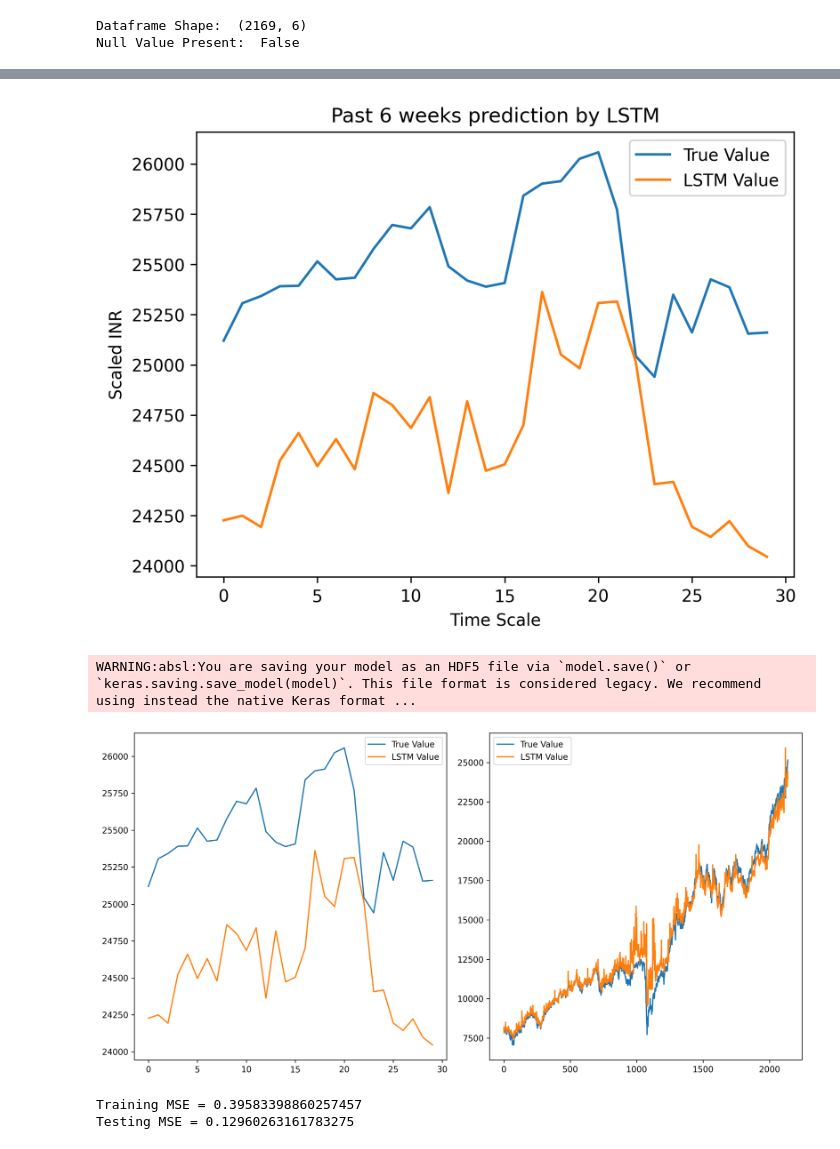
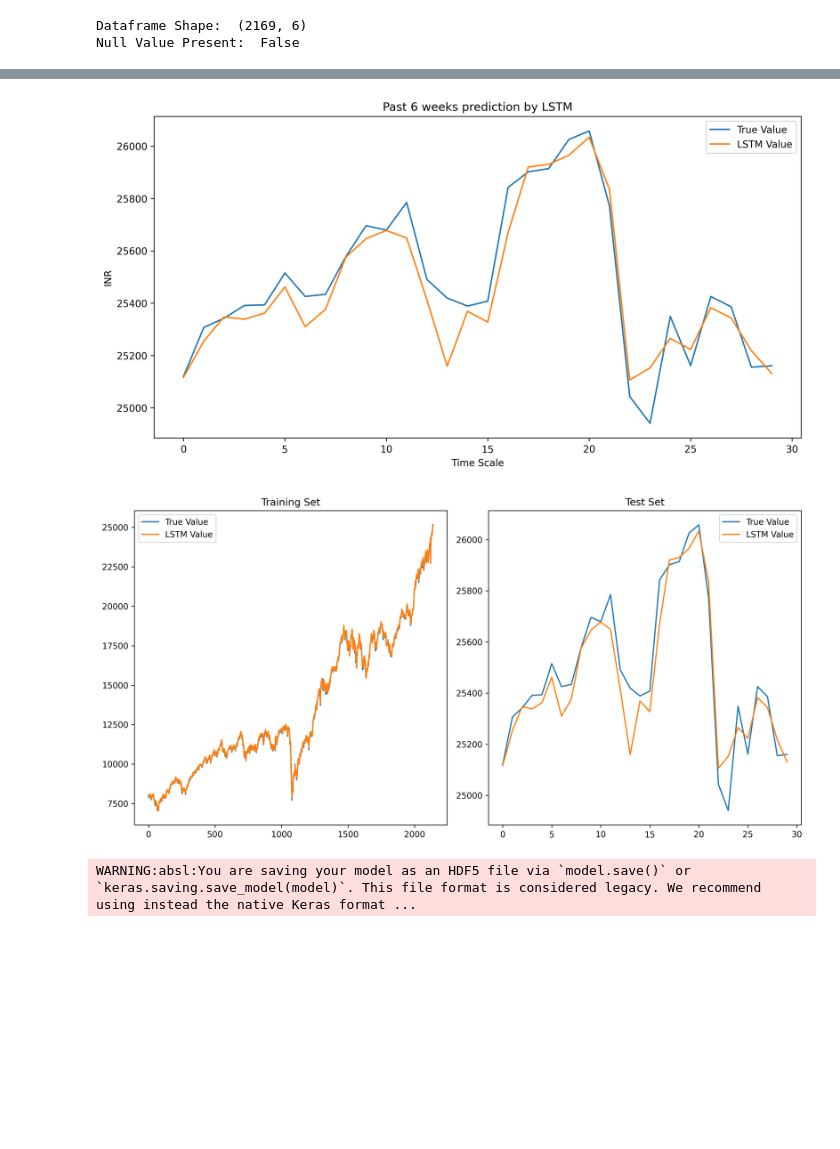
Before and after one commit to aayushborkar14/DQN-FinSearch, a Jupyter notebook: LSTM/lstm_finsearch.ipynb, the cells around one changed output, grey strips where cells are left out. Saved outputs shown, nothing was run; the diff lists cells and outputs as text; code cells hidden in the pictures; blank space fills up the shorter version.

Commit message:
Improved RMSE for LSTM

```diff
--- a/LSTM/lstm_finsearch.ipynb
+++ b/LSTM/lstm_finsearch.ipynb
@@ -114,0 +81,3 @@ Epoch 100/100
+# %%
+# Train the model
+history = lstm_model.fit(X_train, Y_train, batch_size=4, epochs=200, verbose=1)
@@ -115,3 +102,4 @@ Epoch 100/100
 # %%
-Y2_pred = lstm.predict(X_train)
+Y2_pred = lstm_model.predict(X_train)
+Y_pred = lstm_model.predict(X_test)
 # %% [output]
@@ -119,2 +107,0 @@ Y2_pred = lstm.predict(X_train)
-# %%
-Y_pred = lstm.predict(X_test)
@@ -123,12 +108,38 @@ Y_pred = lstm.predict(X_test)
+# %%
+Y2_pred_original = scaler_Y.inverse_transform(Y2_pred)
+Y_pred_original = scaler_Y.inverse_transform(Y_pred)
+
+Y_train_original = scaler_Y.inverse_transform(Y_train.reshape(-1, 1))
+Y_test_original = scaler_Y.inverse_transform(Y_test.reshape(-1, 1))
 # %%
-#Predicted vs True Adj Close Value – LSTM
-plt.plot(Y_test, label='True Value')
-plt.plot(Y_pred, label='LSTM Value')
+plt.figure(figsize=(12, 6))
+plt.plot(Y_test_original, label='True Value')
+plt.plot(Y_pred_original, label='LSTM Value')
 plt.title('Past 6 weeks prediction by LSTM')
 plt.xlabel('Time Scale')
-plt.ylabel('Scaled INR')
+plt.ylabel('INR')
 plt.legend()
 plt.show()
 # %% [output]
-[figure, old version]
+[figure, new version]
+# %%
+# Plot training and test predictions together
+fig, (ax1, ax2) = plt.subplots(1, 2, figsize=(12, 6))
+
+# Training set
+ax1.plot(Y_train_original, label='True Value')
+ax1.plot(Y2_pred_original, label='LSTM Value')
+ax1.legend()
+ax1.set_title('Training Set')
+
+# Test set
+ax2.plot(Y_test_original, label='True Value')
+ax2.plot(Y_pred_original, label='LSTM Value')
+ax2.legend()
+ax2.set_title('Test Set')
+
+plt.tight_layout()
+plt.show()
+# %% [output]
+[figure, added]
 # %%
@@ -136,22 +147,2 @@ lstm.save('lstm_weights.h5')
 # %% [output]
 WARNING:absl:You are saving your model as an HDF5 file via `model.save()` or `keras.saving.save_model(model)`. This file format is considered legacy. We recommend using instead the native Keras format ...
-# %%
-fig, (ax1, ax2) = plt.subplots(1, 2, figsize=(12, 6))
-# Create scatter plot in the first subplot
-ax1.plot(Y_test, label='True Value')
-ax1.plot(Y_pred, label='LSTM Value')
-
-
-ax1.legend()
-# Create line plot in the second subplot
-ax2.plot(Y_train, label='True Value')
-ax2.plot(Y2_pred, label='LSTM Value')
-
-
-ax2.legend()
-# Adjust layout to prevent overlap
-plt.tight_layout()
-# Show the plot
-plt.show()
-# %% [output]
-[figure, removed]
@@ -163,8 +148,0 @@ yte = np.array(Y_test)
-# %%
-etr = ((ytrp-ytr)*(ytrp-ytr)/(ytr*ytr)).mean()
-ete = ((ytep-yte)*(ytep-yte)/(yte*yte)).mean()
-print("Training MSE =", etr*100)
-print("Testing MSE =", ete*100)
-# %% [output]
-Training MSE = 0.39583398860257457
-Testing MSE = 0.12960263161783275
```
Also changed, not shown: parts of 11 cells of this notebook, 2 other files.
